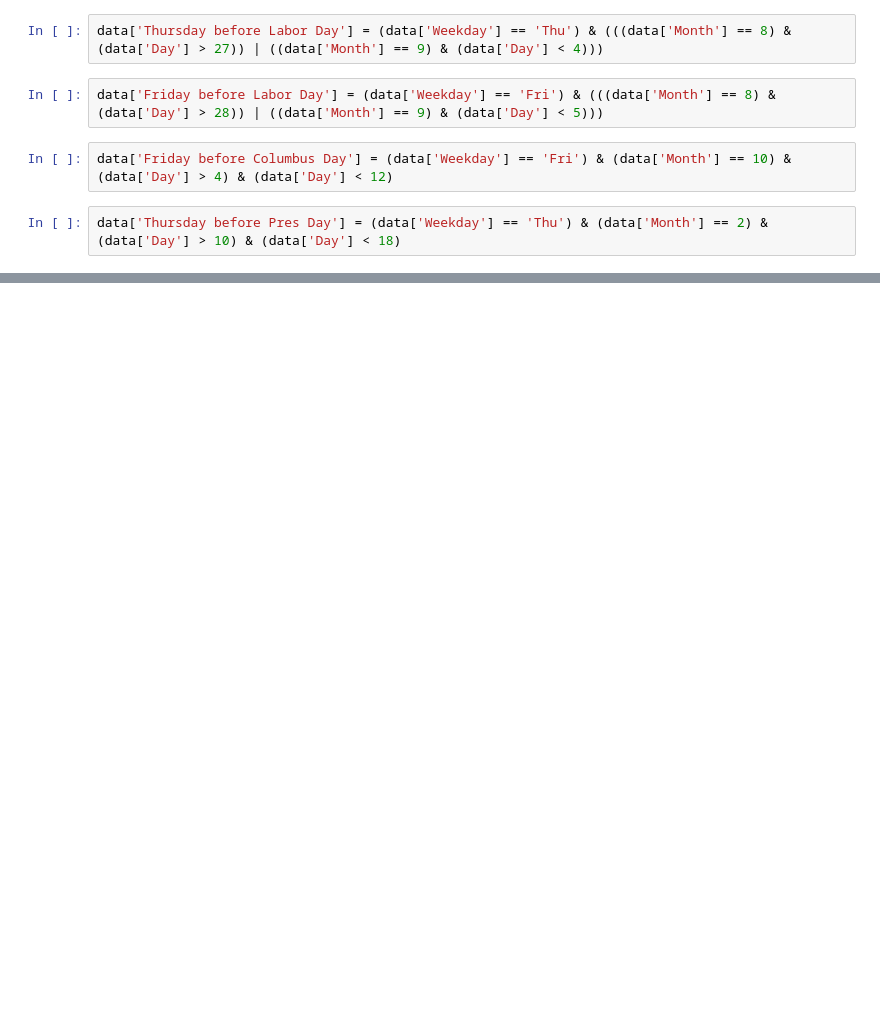
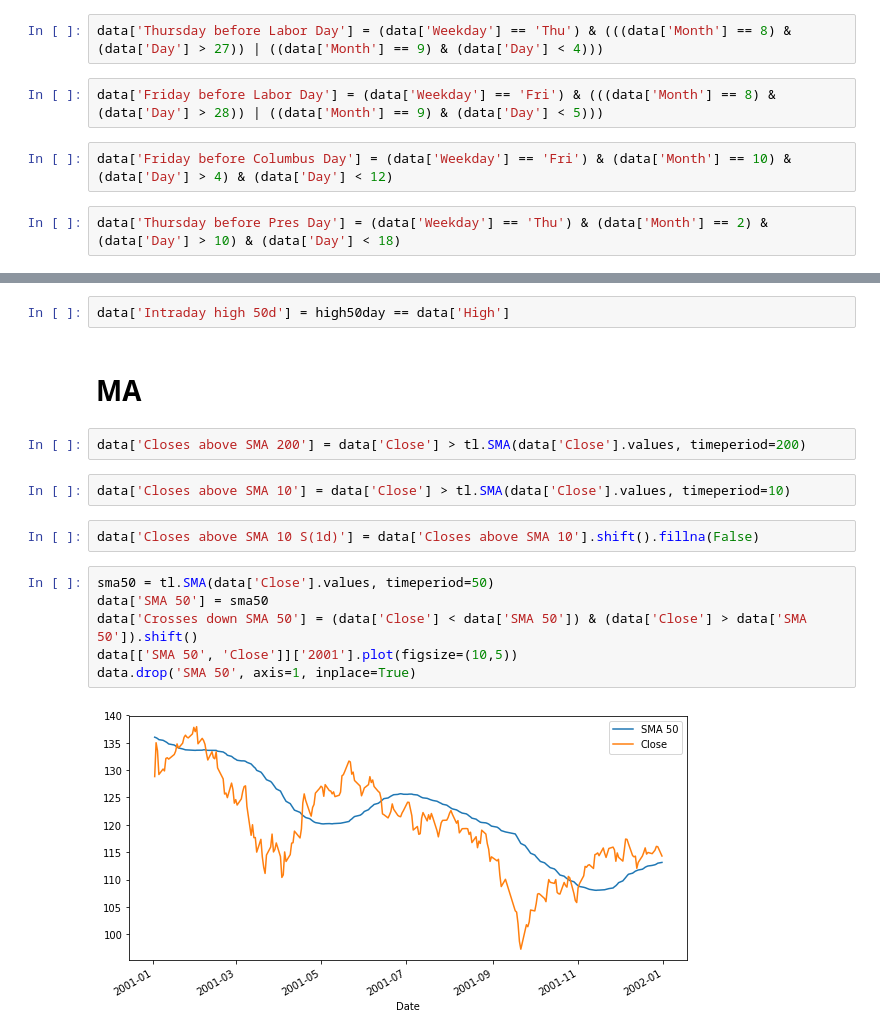
Before and after one commit to minimalgeek/DeepLearning, a Jupyter notebook: Stock/notebooks/RH/04_RH_features.ipynb, the cells around one changed output, grey strips where cells are left out. Saved outputs shown, nothing was run; the diff lists cells and outputs as text; blank space fills up the shorter version.

```diff
--- a/Stock/notebooks/RH/04_RH_features.ipynb
+++ b/Stock/notebooks/RH/04_RH_features.ipynb
@@ -233,0 +406,18 @@ data[['Closes at 4 day high', 'Close', 'High']].tail(10)
+# %%
+data['Intraday high 50d'] = high50day == data['High']
+# %% [markdown]
+# MA
+# %%
+data['Closes above SMA 200'] = data['Close'] > tl.SMA(data['Close'].values, timeperiod=200)
+# %%
+data['Closes above SMA 10'] = data['Close'] > tl.SMA(data['Close'].values, timeperiod=10)
+# %%
+data['Closes above SMA 10 S(1d)'] = data['Closes above SMA 10'].shift().fillna(False)
+# %%
+sma50 = tl.SMA(data['Close'].values, timeperiod=50)
+data['SMA 50'] = sma50
+data['Crosses down SMA 50'] = (data['Close'] < data['SMA 50']) & (data['Close'] > data['SMA 50']).shift()
+data[['SMA 50', 'Close']]['2001'].plot(figsize=(10,5))
+data.drop('SMA 50', axis=1, inplace=True)
+# %% [output]
+[figure, added]
```
Also changed, not shown: parts of 64 cells of this notebook.
